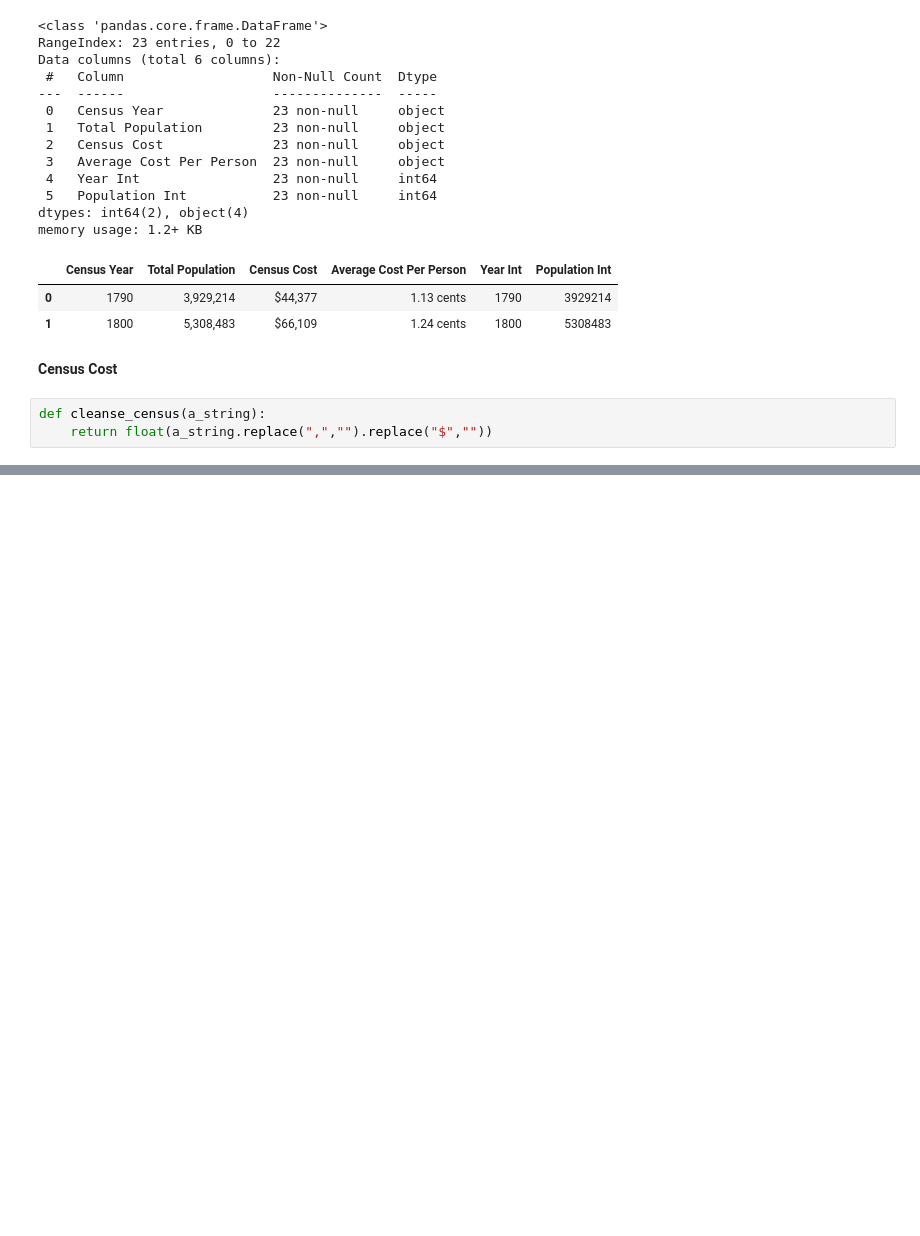
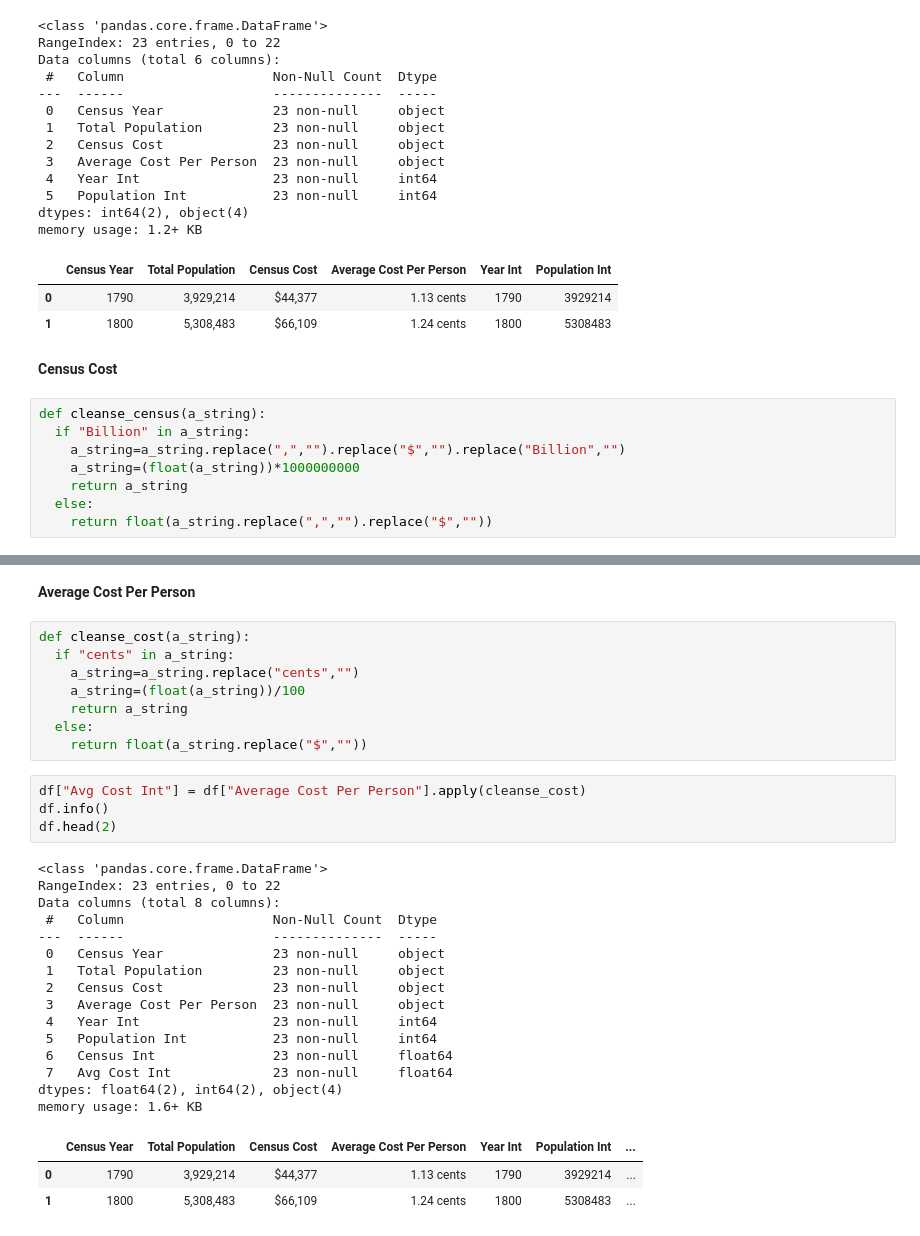
Before and after one commit to sowmith8899/data690_skola2, a Jupyter notebook: assignment_08/assignment_08.ipynb, the cells around one changed output, grey strips where cells are left out. Drawn from its saved outputs; the diff is of its cells as text; blank space fills up the shorter version.

```diff
--- a/assignment_08/assignment_08.ipynb
+++ b/assignment_08/assignment_08.ipynb
@@ -165,6 +165,11 @@ memory usage: 1.2+ KB
 **Census Cost**
 # %%
 def cleanse_census(a_string):
+  if "Billion" in a_string:
+    a_string=a_string.replace(",","").replace("$","").replace("Billion","")
+    a_string=(float(a_string))*1000000000
+    return a_string
+  else:
     return float(a_string.replace(",","").replace("$",""))
 # %%
 df["Census Int"] = df["Census Cost"].apply(cleanse_census)
@@ -174,0 +196,33 @@ ValueError: ignored
+# %% [markdown]
+**Average Cost Per Person**
+# %%
+def cleanse_cost(a_string):
+  if "cents" in a_string:
+    a_string=a_string.replace("cents","")
+    a_string=(float(a_string))/100
+    return a_string
+  else:
+    return float(a_string.replace("$",""))
+# %%
+df["Avg Cost Int"] = df["Average Cost Per Person"].apply(cleanse_cost)
+df.info()
+df.head(2)
+# %% [output]
+<class 'pandas.core.frame.DataFrame'>
+RangeIndex: 23 entries, 0 to 22
+Data columns (total 8 columns):
+ #   Column                   Non-Null Count  Dtype
+---  ------                   --------------  -----
+ 0   Census Year              23 non-null     object
+ 1   Total Population         23 non-null     object
+ 2   Census Cost              23 non-null     object
+ 3   Average Cost Per Person  23 non-null     object
+ 4   Year Int                 23 non-null     int64
+ 5   Population Int           23 non-null     int64
+ 6   Census Int               23 non-null     float64
+ 7   Avg Cost Int             23 non-null     float64
+dtypes: float64(2), int64(2), object(4)
+memory usage: 1.6+ KB
+|  | Census Year | Total Population | Census Cost | Average Cost Per Person | Year Int | Population Int | ... |
+| 0 | 1790 | 3,929,214 | $44,377 | 1.13 cents | 1790 | 3929214 | ... |
+| 1 | 1800 | 5,308,483 | $66,109 | 1.24 cents | 1800 | 5308483 | ... |
```
Also changed, not shown: parts of 1 cell of this notebook.
